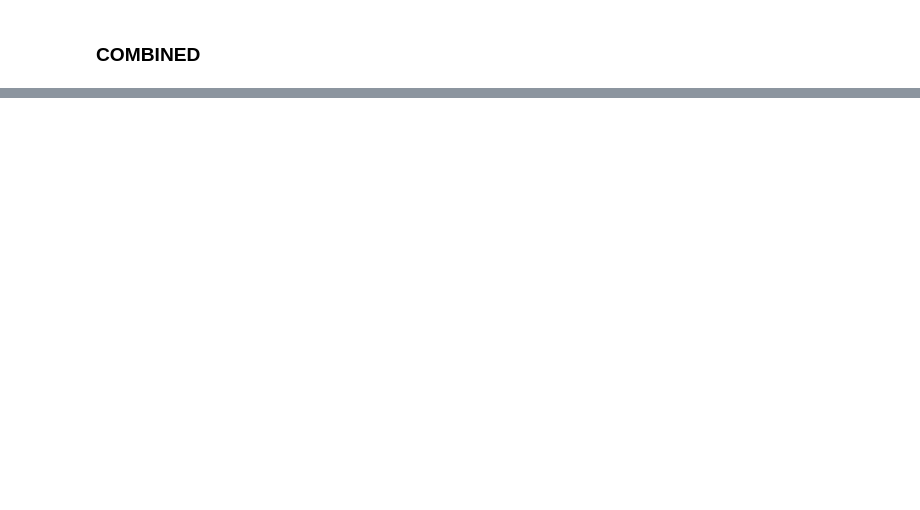
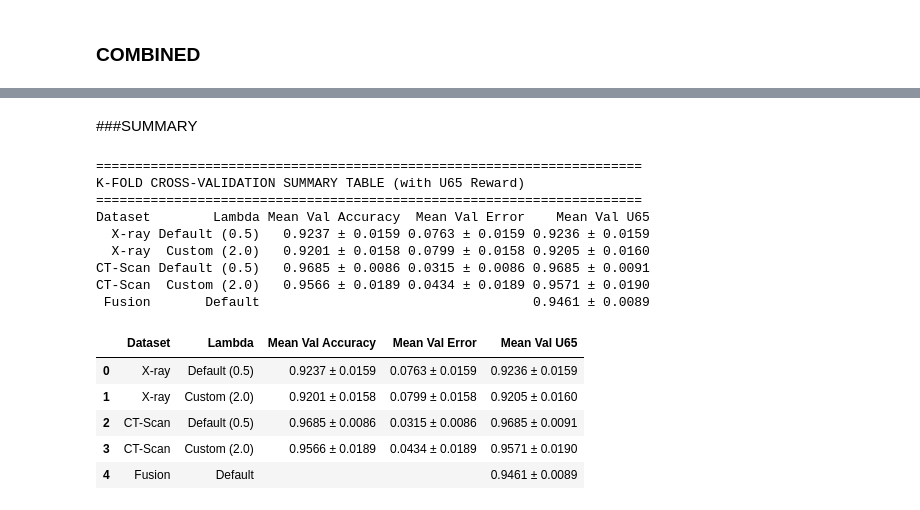
Before and after one commit to nadhifrw/ENN-Evidential-Neural_Network, a Jupyter notebook: ENN_Code.ipynb, the cells around one changed output, grey strips where cells are left out. Drawn from its saved outputs; the diff is of its cells as text; code cells hidden in the pictures; blank space fills up the shorter version.

Commit message:
Added K-Fold for both modalities

```diff
--- a/ENN_Code.ipynb
+++ b/ENN_Code.ipynb
@@ -2483,0 +2956,58 @@ Name: 0, dtype: object
+# %% [markdown]
+###SUMMARY
+# %%
+# ============================================================
+# SUMMARY TABLE: K-FOLD RESULTS COMPARISON (with U65)
+# ============================================================
+
+summary_data = {
+    "Dataset": ["X-ray", "X-ray", "CT-Scan", "CT-Scan", "Fusion"],
+    "Lambda": ["Default (0.5)", "Custom (2.0)", "Default (0.5)", "Custom (2.0)", "Default"],
+    "Mean Val Accuracy": [
+        f"{kfold_results_xray_default['summary']['mean_val_accuracy']:.4f} ± {kfold_results_xray_default['summary']['std_val_accuracy']:.4f}",
+        f"{kfold_results_xray_custom['summary']['mean_val_accuracy']:.4f} ± {kfold_results_xray_custom['summary']['std_val_accuracy']:.4f}",
+        f"{kfold_results_ct_default['summary']['mean_val_accuracy']:.4f} ± {kfold_results_ct_default['summary']['std_val_accuracy']:.4f}",
+        f"{kfold_results_ct_custom['summary']['mean_val_accuracy']:.4f} ± {kfold_results_ct_custom['summary']['std_val_accuracy']:.4f}",
+        "" # Placeholder for Fusion accuracy
+    ],
+    "Mean Val Error": [
+        f"{kfold_results_xray_default['summary']['mean_val_error']:.4f} ± {kfold_results_xray_default['summary']['std_val_error']:.4f}",
+        f"{kfold_results_xray_custom['summary']['mean_val_error']:.4f} ± {kfold_results_xray_custom['summary']['std_val_error']:.4f}",
+        f"{kfold_results_ct_default['summary']['mean_val_error']:.4f} ± {kfold_results_ct_default['summary']['std_val_error']:.4f}", # Corrected typo
+        f"{kfold_results_ct_custom['summary']['mean_val_error']:.4f} ± {kfold_results_ct_custom['summary']['std_val_error']:.4f}",
+        "" # Placeholder for Fusion error
+    ],
+    "Mean Val U65": [
+        f"{kfold_results_xray_default['summary']['mean_val_u65']:.4f} ± {kfold_results_xray_default['summary']['std_val_u65']:.4f}",
+        f"{kfold_results_xray_custom['summary']['mean_val_u65']:.4f} ± {kfold_results_xray_custom['summary']['std_val_u65']:.4f}",
+        f"{kfold_results_ct_default['summary']['mean_val_u65']:.4f} ± {kfold_results_ct_default['summary']['std_val_u65']:.4f}",
+        f"{kfold_results_ct_custom['summary']['mean_val_u65']:.4f} ± {kfold_results_ct_custom['summary']['std_val_u65']:.4f}",
+        f"{np.mean(combined_avg):.4f} ± {np.std(combined_avg):.4f}" # Fusion's overall U65
+    ]
+}
+
+df_summary = pd.DataFrame(summary_data)
+print("\n" + "="*70)
+print("K-FOLD CROSS-VALIDATION SUMMARY TABLE (with U65 Reward)")
+print("="*70)
+print(df_summary.to_string(index=False))
+
+# Also display as a nicer formatted table
+print("\n")
+display(df_summary)
+# %% [output]
+======================================================================
+K-FOLD CROSS-VALIDATION SUMMARY TABLE (with U65 Reward)
+======================================================================
+Dataset        Lambda Mean Val Accuracy  Mean Val Error    Mean Val U65
+  X-ray Default (0.5)   0.9237 ± 0.0159 0.0763 ± 0.0159 0.9236 ± 0.0159
+  X-ray  Custom (2.0)   0.9201 ± 0.0158 0.0799 ± 0.0158 0.9205 ± 0.0160
+CT-Scan Default (0.5)   0.9685 ± 0.0086 0.0315 ± 0.0086 0.9685 ± 0.0091
+CT-Scan  Custom (2.0)   0.9566 ± 0.0189 0.0434 ± 0.0189 0.9571 ± 0.0190
+ Fusion       Default                                   0.9461 ± 0.0089
+|  | Dataset | Lambda | Mean Val Accuracy | Mean Val Error | Mean Val U65 |
+| 0 | X-ray | Default (0.5) | 0.9237 ± 0.0159 | 0.0763 ± 0.0159 | 0.9236 ± 0.0159 |
+| 1 | X-ray | Custom (2.0) | 0.9201 ± 0.0158 | 0.0799 ± 0.0158 | 0.9205 ± 0.0160 |
+| 2 | CT-Scan | Default (0.5) | 0.9685 ± 0.0086 | 0.0315 ± 0.0086 | 0.9685 ± 0.0091 |
+| 3 | CT-Scan | Custom (2.0) | 0.9566 ± 0.0189 | 0.0434 ± 0.0189 | 0.9571 ± 0.0190 |
+| 4 | Fusion | Default |  |  | 0.9461 ± 0.0089 |
```
Also changed, not shown: parts of 42 cells of this notebook.
